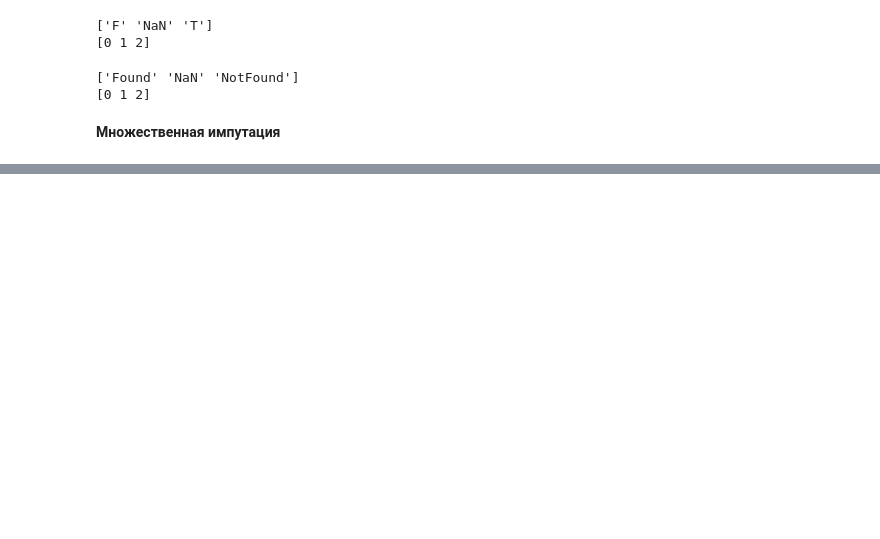
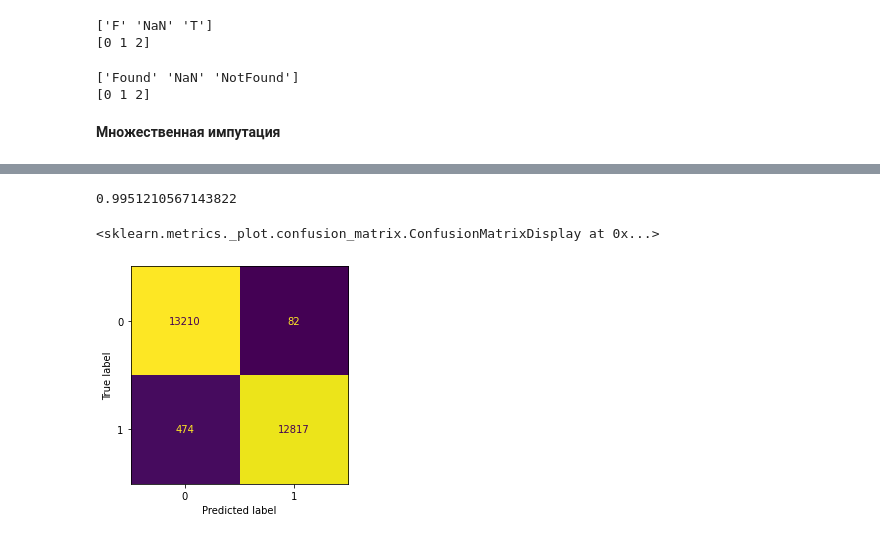
Before and after one commit to jast4ik/Hillel_ML_HW, a Jupyter notebook: Homework10/HW10.ipynb, the cells around one changed output, grey strips where cells are left out. Cells and saved outputs as stored; diff of their text form; code cells hidden in the pictures; blank space fills up the shorter version.

```diff
--- a/Homework10/HW10.ipynb
+++ b/Homework10/HW10.ipynb
@@ -388,0 +525,21 @@ identity_df.describe().T
+# %%
+over_sampler = SMOTE(random_state=42, n_jobs=-1, sampling_strategy='minority')
+# %%
+X = merged_df.drop(['isFraud', 'TransactionID'], axis=1)#.join(clusters_df['k1000'])
+y = merged_df[['isFraud']]
+
+X, y = over_sampler.fit_resample(X, y)
+
+X_train, X_test, y_train, y_test = train_test_split(X, y, test_size=0.1, shuffle=True, random_state=42, stratify=y)
+
+model_lr = RandomForestClassifier(n_jobs=-1, random_state=42, n_estimators=250)
+model_lr.fit(X_train, y_train)
+
+pred = model_lr.predict_proba(X_test)[:, 1]
+print(roc_auc_score(y_test, pred))
+
+ConfusionMatrixDisplay.from_estimator(estimator=model_lr, X=X_test, y=y_test, colorbar=False)
+# %% [output]
+0.9951210567143822
+<sklearn.metrics._plot.confusion_matrix.ConfusionMatrixDisplay at 0x...>
+[figure, added]
```
Also changed, not shown: parts of 35 cells of this notebook, 5 other files.
